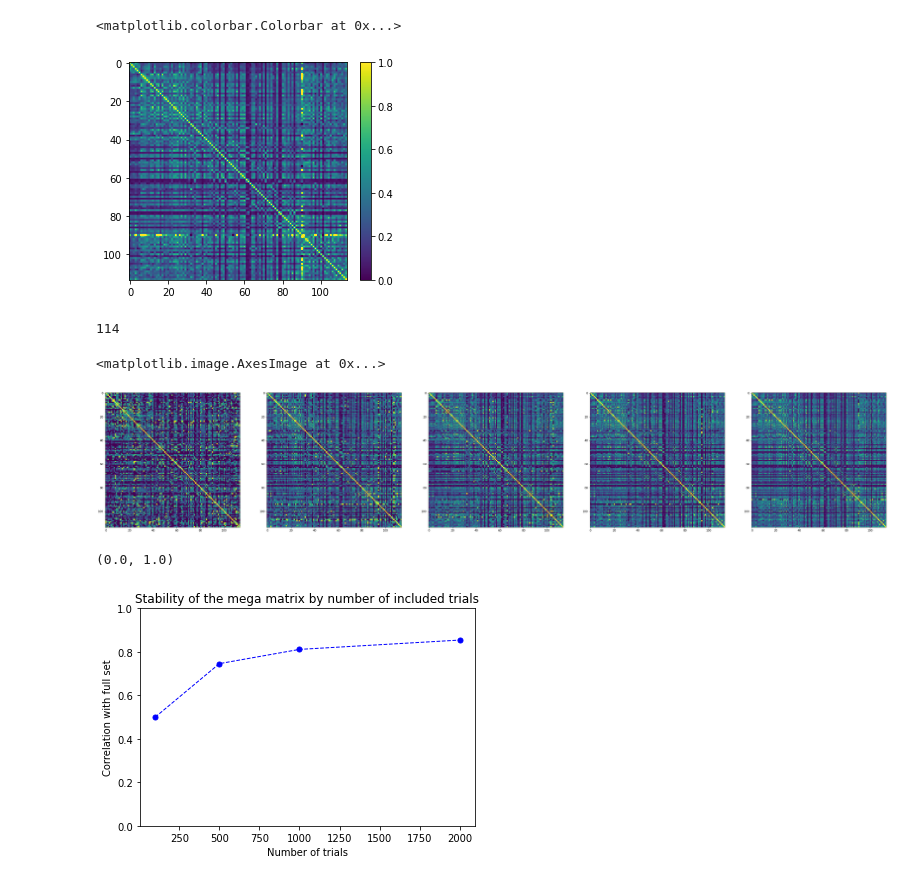
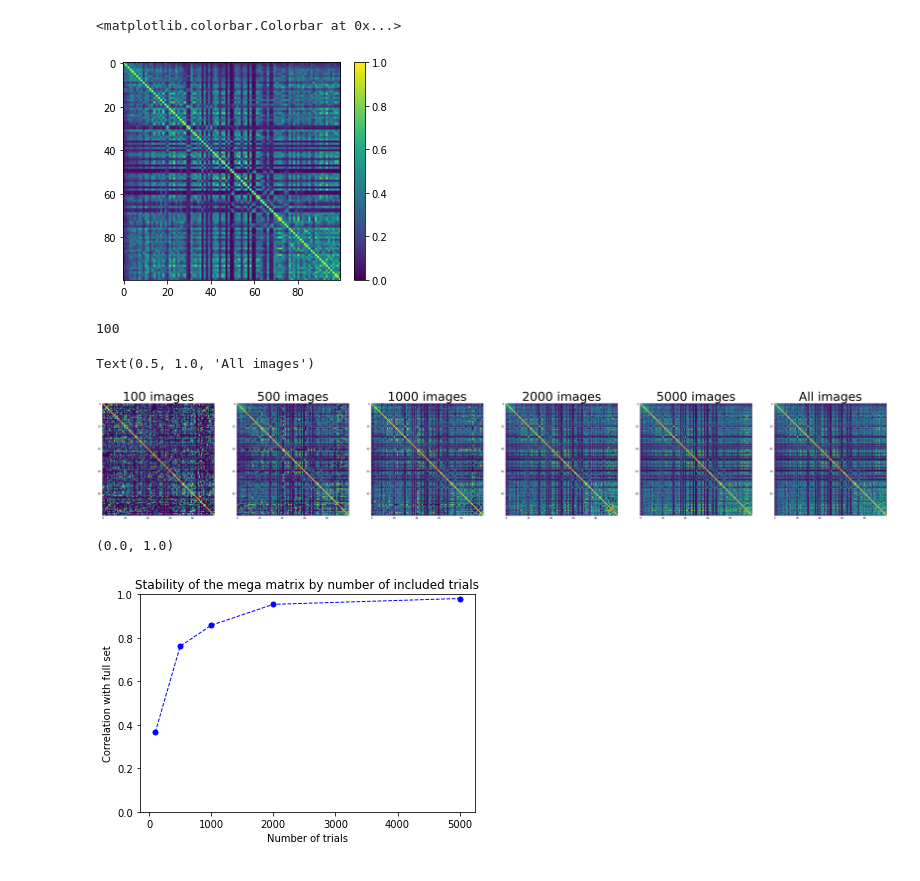
Before and after one commit to dawnfinzi/streams, a Jupyter notebook: notebooks/Mega_matrix_stability.ipynb, the cells around one changed output. Drawn from its saved outputs; the diff is of its cells as text; code cells hidden in the pictures.

```diff
--- a/notebooks/Mega_matrix_stability.ipynb
+++ b/notebooks/Mega_matrix_stability.ipynb
@@ -26,15 +26,15 @@ from rsm_utils import get_flat_lower_tri, make_flat_rsms
 data_dir = '../../../data/'
 local_data_dir = '../../../local_data/'
 
-subjid = ['05']
+subjid = ['02']
 n_repeats = 3
 
 #threshold for voxels (based on split-half reliability)
 thresh = 0.0 #0.1 #0.2
 
-imgs = [100, 500, 1000, 2000]
+imgs = [100, 500, 1000, 2000, 5000]
 # %%
-with open(local_data_dir + 'processed/' + subjid[0] +'_rh_tessellate_500_compbyrow.data', 'rb') as filehandle:
+with open(local_data_dir + 'processed/parcel_megas/' + subjid[0] +'_rh_tessellate_500_compbyrow.data', 'rb') as filehandle:
     # read the data as binary data stream
     full_mega_matrix = pickle.load(filehandle)[0]
 # %%
@@ -43,7 +43,7 @@ plt.clim(0,1)
 plt.colorbar(fraction=0.046, pad=0.04)
 # %% [output]
 <matplotlib.colorbar.Colorbar at 0x...>
-[figure, old version]
+[figure, new version]
 # %%
 #fix above 1s and nans
 full_mega_matrix[full_mega_matrix>1] = 0
@@ -53,13 +53,13 @@ full_mega_matrix[np.diag_indices(len(full_mega_matrix))] = 1 #fix diagonal
 # %%
 len(full_mega_matrix)
 # %% [output]
-114
+100
 # %%
 subset_mega_matrix = np.zeros((len(imgs),len(full_mega_matrix),len(full_mega_matrix)))
 
 for idx, im_nums in enumerate(imgs):
 
-    with open(local_data_dir + 'processed/' + subjid[0] +'_rh_tessellate_500_' + str(im_nums) + 'imgs_compbyrow.data', 'rb') as filehandle:
+    with open(local_data_dir + 'processed/parcel_megas/' + subjid[0] +'_rh_tessellate_500_' + str(im_nums) + 'imgs_compbyrow.data', 'rb') as filehandle:
         # read the data as binary data stream
         subset_mega_matrix[idx,:,:] = pickle.load(filehandle)[0]
 # %%
@@ -73,16 +73,23 @@ for idx, im_nums in enumerate(imgs):
     s[np.diag_indices(len(s))] = 1 #fix diagonal
     subset_mega_matrix[idx,:,:] = s #fix diagonal
 # %%
-fig, (ax1, ax2, ax3, ax4, ax5) = plt.subplots(1, 5,figsize=(50,10))
+fig, (ax1, ax2, ax3, ax4, ax5, ax6) = plt.subplots(1, 6,figsize=(60,10))
 
 ax1.imshow(subset_mega_matrix[0,:,:])
+ax1.set_title('100 images', fontsize=52)
 ax2.imshow(subset_mega_matrix[1,:,:])
+ax2.set_title('500 images', fontsize=52)
 ax3.imshow(subset_mega_matrix[2,:,:])
+ax3.set_title('1000 images', fontsize=52)
 ax4.imshow(subset_mega_matrix[3,:,:])
-ax5.imshow(full_mega_matrix[:,:])
+ax4.set_title('2000 images', fontsize=52)
+ax5.imshow(subset_mega_matrix[4,:,:])
+ax5.set_title('5000 images', fontsize=52)
+ax6.imshow(full_mega_matrix[:,:])
+ax6.set_title('All images', fontsize=52)
 # %% [output]
-<matplotlib.image.AxesImage at 0x...>
+Text(0.5, 1.0, 'All images')
-[figure, old version]
+[figure, new version]
 # %%
 full_flat = get_flat_lower_tri(full_mega_matrix)
 
@@ -102,4 +108,4 @@ plt.title('Stability of the mega matrix by number of included trials')
 plt.ylim([0, 1])
 # %% [output]
 (0.0, 1.0)
-[figure, old version]
+[figure, new version]
```
Also changed, not shown: parts of 1 cell of this notebook, 3 other files.
